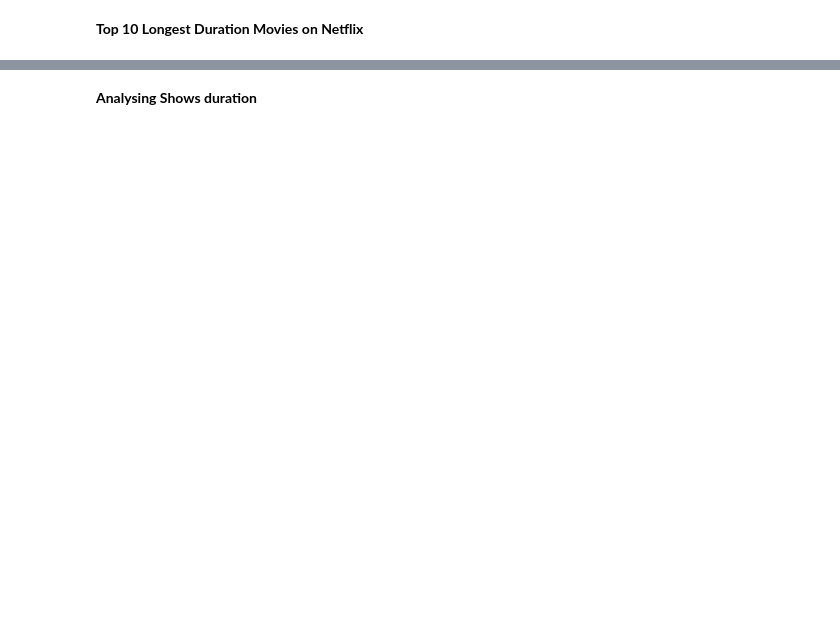
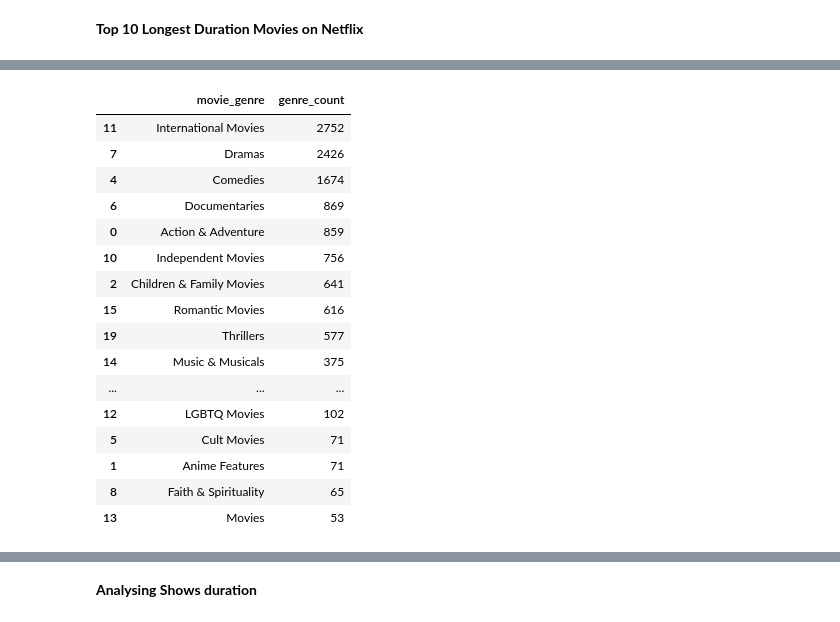
Before and after one commit to pragnakulkarni/Netflix-Movies-and-TV-Shows, a Jupyter notebook: Welcome_To_Colab.ipynb, the cells around one changed output, grey strips where cells are left out. Drawn from its saved outputs; the diff is of its cells as text; code cells hidden in the pictures; blank space fills up the shorter version.

```diff
--- a/Welcome_To_Colab.ipynb
+++ b/Welcome_To_Colab.ipynb
@@ -733,0 +761,21 @@ top_10_longest_movies
+# %%
+movie_genres = movie_genres.sort_values(by = 'genre_count', ascending = False)
+movie_genres
+# %% [output]
+|  | movie_genre | genre_count |
+| 11 | International Movies | 2752 |
+| 7 | Dramas | 2426 |
+| 4 | Comedies | 1674 |
+| 6 | Documentaries | 869 |
+| 0 | Action & Adventure | 859 |
+| 10 | Independent Movies | 756 |
+| 2 | Children & Family Movies | 641 |
+| 15 | Romantic Movies | 616 |
+| 19 | Thrillers | 577 |
+| 14 | Music & Musicals | 375 |
+| ... | ... | ... |
+| 12 | LGBTQ Movies | 102 |
+| 5 | Cult Movies | 71 |
+| 1 | Anime Features | 71 |
+| 8 | Faith & Spirituality | 65 |
+| 13 | Movies | 53 |
```
Also changed, not shown: parts of 13 cells of this notebook.
